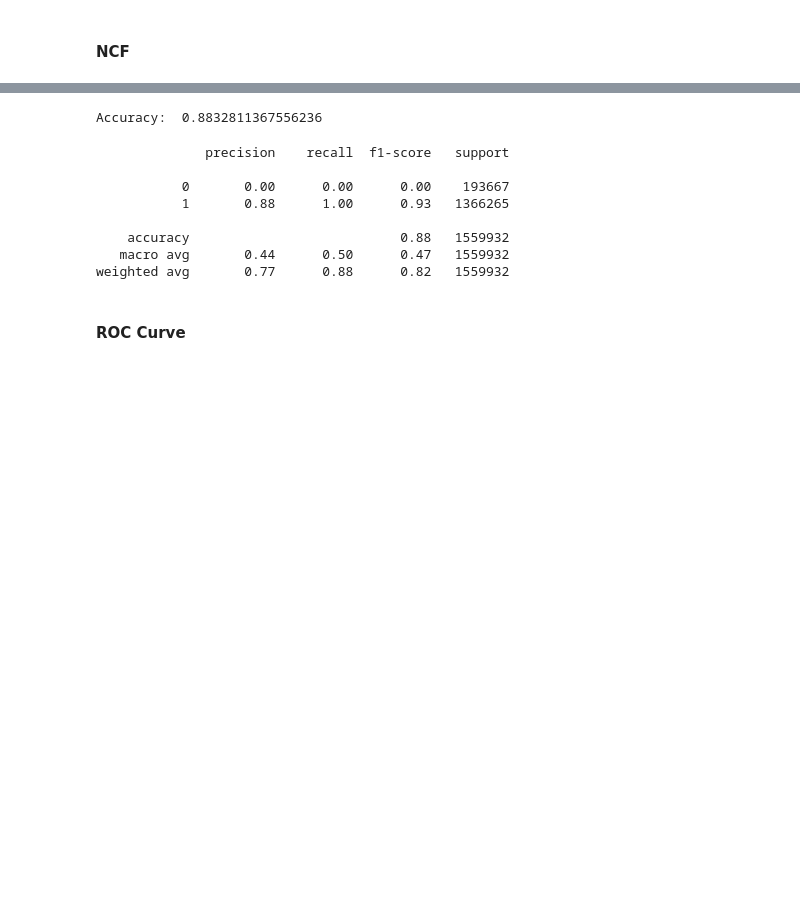
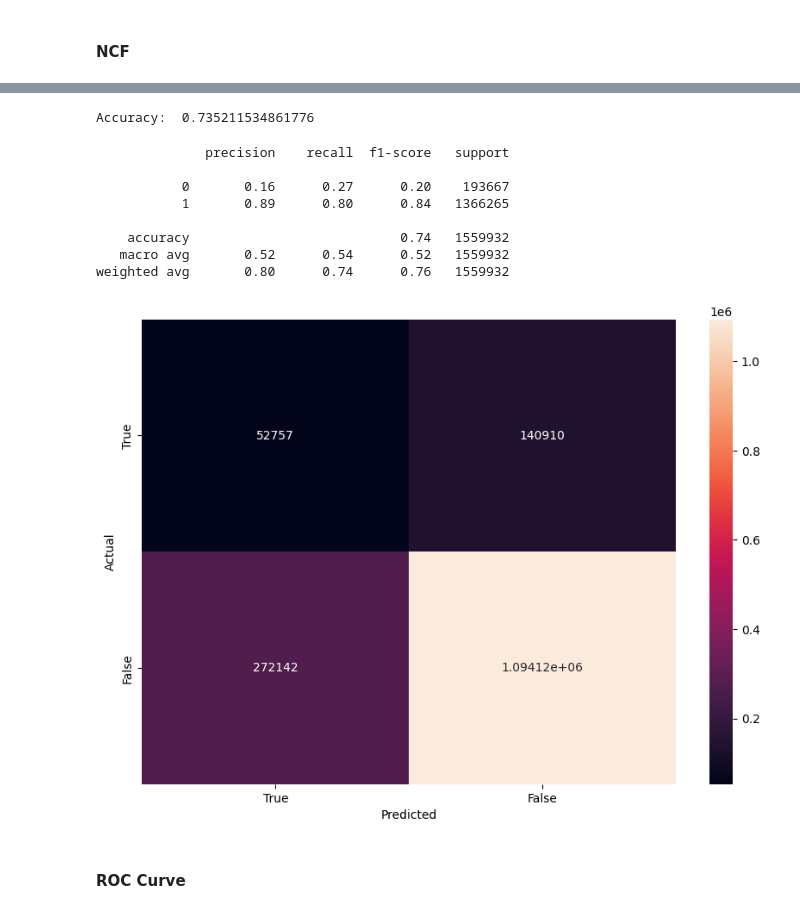
Before and after one commit to GinoShun/Steam-Game-Recommendation-System, a Jupyter notebook: notebook/model_evaluation.ipynb, the cells around one changed output, grey strips where cells are left out. Saved outputs shown, nothing was run; the diff lists cells and outputs as text; code cells hidden in the pictures; blank space fills up the shorter version.

```diff
--- a/notebook/model_evaluation.ipynb
+++ b/notebook/model_evaluation.ipynb
@@ -12,7 +12,7 @@ from keras import backend as K
 from sklearn.metrics import classification_report
 # %%
 
-def focal_loss(alpha=0.13, gamma=2):
+def focal_loss(alpha=0.14, gamma=2):
     def focal_loss_fixed(y_true, y_pred):
         y_pred = K.clip(y_pred, 1e-7, 1 - 1e-7)
         pt_1 = tf.where(tf.equal(y_true, 1), y_pred, tf.ones_like(y_pred))
@@ -89,7 +91,7 @@ plt.show()
 # %%
 custom_objects = {'focal_loss_fixed': focal_loss()}
 
-ncf_model = tf.keras.models.load_model('../model/model/balanced(best)/model/balanced(best)/best_ncf_model(epoch77).h5', custom_objects=custom_objects)
+ncf_model = tf.keras.models.load_model('../model/balanced(best)/best_ncf_model(epoch77).h5', custom_objects=custom_objects)
 X_test_user_ncf = np.load('../data/test/ncf/realworld_10%/X_test_user_encoded.npy')
 X_test_item_ncf = np.load('../data/test/ncf/realworld_10%/X_test_item_encoded.npy')
 X_test_features_ncf = np.load('../data/test/ncf/realworld_10%/X_test_features.npy')
@@ -106,19 +108,35 @@ np.save('../data/test/ncf/realworld/ncf_predictions.npy', ncf_predictions)
 accuracy = accuracy_score(y_test_ncf, np.round(ncf_predictions))
 print('Accuracy: ', accuracy)
 # %% [output]
-Accuracy:  0.8832811367556236
+Accuracy:  0.735211534861776
 # %%
 # check precision, recall, f1-score
 print(classification_report(y_test_ncf, np.round(ncf_predictions)))
 # %% [output]
               precision    recall  f1-score   support
 
-           0       0.00      0.00      0.00    193667
-           1       0.88      1.00      0.93   1366265
+           0       0.16      0.27      0.20    193667
+           1       0.89      0.80      0.84   1366265
 
-    accuracy                           0.88   1559932
-   macro avg       0.44      0.50      0.47   1559932
-weighted avg       0.77      0.88      0.82   1559932
+    accuracy                           0.74   1559932
+   macro avg       0.52      0.54      0.52   1559932
+weighted avg       0.80      0.74      0.76   1559932
+# %%
+# draw confusion matrix
+from sklearn.metrics import confusion_matrix
+import seaborn as sns
+import matplotlib.pyplot as plt
+import pandas as pd
+
+cm = confusion_matrix(y_test_ncf, np.round(ncf_predictions))
+df_cm = pd.DataFrame(cm, index=['True', 'False'], columns=['True', 'False'])
+plt.figure(figsize=(10, 7))
+sns.heatmap(df_cm, annot=True, fmt='g')
+plt.xlabel('Predicted')
+plt.ylabel('Actual')
+plt.show()
+# %% [output]
+[figure, added]
 # %% [markdown]
 #### ROC Curve
 # %%
```
Also changed, not shown: parts of 8 cells of this notebook, 1 other file.
